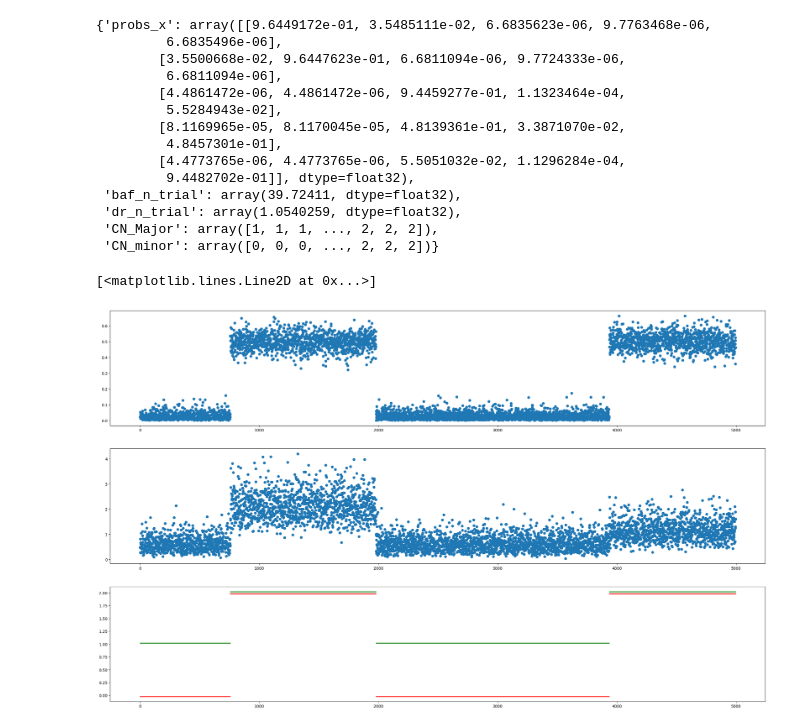
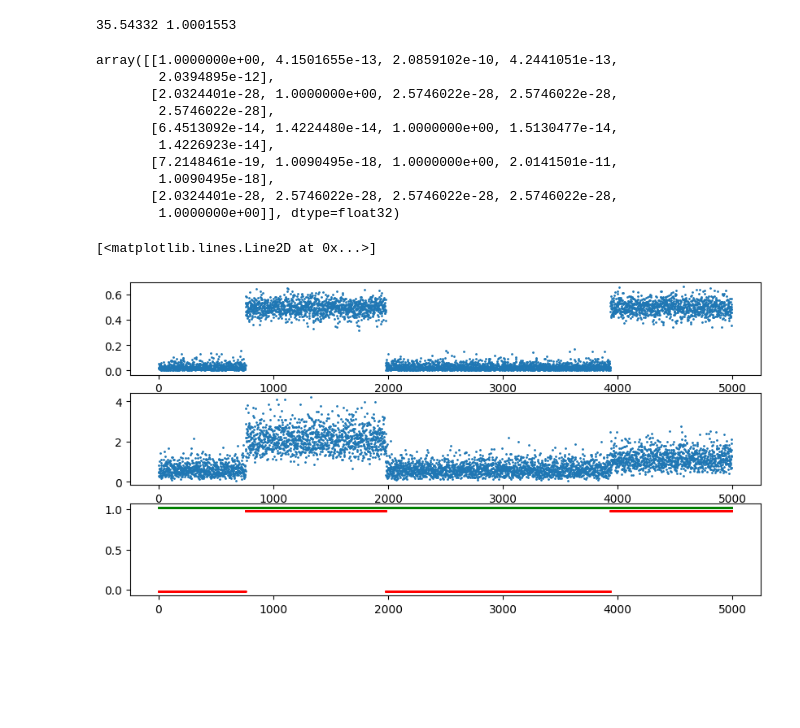
Before and after one commit to valerianilucrezia/utils_locate, a Jupyter notebook: testing/test.ipynb, the cells around one changed output. Cells and saved outputs as stored; diff of their text form; code cells hidden in the pictures; blank space fills up the shorter version.

```diff
--- a/testing/test.ipynb
+++ b/testing/test.ipynb
@@ -16,5 +18,13 @@ os.chdir('/Users/lucreziavaleriani/Documents/GitHub/LOCATE/')
+# %%
+segs = simulate_segment(only_clonal = True)
+snp,snv = simulate_data(segs)
+# %%
+clonal_seg = list(set(snp.loc[snp.CN_1 == '1:1'].segID))[0]
+data_input = snp.loc[snp.segID == clonal_seg]
+data_input = {'baf':torch.tensor(np.array(data_input['baf']).reshape(-1, 1)),
+              'dr':torch.tensor(np.array(data_input['dr']).reshape(-1, 1))}
 # %%
-with open('./data/data.pkl', 'rb') as data:
-    data_input = pickle.load(data)
+# with open('./data/data.pkl', 'rb') as data:
+#     data_input = pickle.load(data)
 # %%
 fig, axs = plt.subplots(2, figsize=(10, 5))
@@ -35,5 +46,5 @@ locate.set_loss(TraceEnum_ELBO)
 locate.initialize_model({"baf": data_input["baf"], "dr": data_input["dr"], "vaf": None})
 locate.set_model_params({"jumping_prob" : 1e-6})
 # %%
-ll = locate.run(steps = 120, param_optimizer = {"lr":0.1})
+ll = locate.run(steps = 300, param_optimizer = {"lr" : 0.1})
 # %% [output]
@@ -41,28 +56,28 @@ Done!
 # %%
 bau = locate.learned_parameters()
+# %%
+print(bau['baf_n_trial'], bau['dr_n_trial'])
+# %% [output]
+35.54332 1.0001553
 # %%
-bau
+bau['probs_x']
 # %% [output]
-{'probs_x': array([[9.6449172e-01, 3.5485111e-02, 6.6835623e-06, 9.7763468e-06,
-         6.6835496e-06],
-        [3.5500668e-02, 9.6447623e-01, 6.6811094e-06, 9.7724333e-06,
-         6.6811094e-06],
-        [4.4861472e-06, 4.4861472e-06, 9.4459277e-01, 1.1323464e-04,
-         5.5284943e-02],
-        [8.1169965e-05, 8.1170045e-05, 4.8139361e-01, 3.3871070e-02,
-         4.8457301e-01],
-        [4.4773765e-06, 4.4773765e-06, 5.5051032e-02, 1.1296284e-04,
-         9.4482702e-01]], dtype=float32),
- 'baf_n_trial': array(39.72411, dtype=float32),
- 'dr_n_trial': array(1.0540259, dtype=float32),
- 'CN_Major': array([1, 1, 1, ..., 2, 2, 2]),
- 'CN_minor': array([0, 0, 0, ..., 2, 2, 2])}
+array([[1.0000000e+00, 4.1501655e-13, 2.0859102e-10, 4.2441051e-13,
+        2.0394895e-12],
+       [2.0324401e-28, 1.0000000e+00, 2.5746022e-28, 2.5746022e-28,
+        2.5746022e-28],
+       [6.4513092e-14, 1.4224480e-14, 1.0000000e+00, 1.5130477e-14,
+        1.4226923e-14],
+       [7.2148461e-19, 1.0090495e-18, 1.0000000e+00, 2.0141501e-11,
+        1.0090495e-18],
+       [2.0324401e-28, 2.5746022e-28, 2.5746022e-28, 2.5746022e-28,
+        1.0000000e+00]], dtype=float32)
 # %%
-fig, axs = plt.subplots(3, figsize=(30, 18))
-axs[0].plot(range(len(bau["CN_Major"])), data_input["baf"], 'o')
-axs[1].plot(range(len(bau["CN_Major"])), data_input["dr"], 'o')
+fig, axs = plt.subplots(3, figsize=(10, 5))
+axs[0].plot(range(len(bau["CN_Major"])), data_input["baf"], 'o',  markersize = 1)
+axs[1].plot(range(len(bau["CN_Major"])), data_input["dr"], 'o',  markersize = 1)
 axs[2].plot(range(len(bau["CN_Major"])), bau["CN_Major"] + 0.02, 'o', color='green', markersize = 1)
 axs[2].plot(range(len(bau["CN_minor"])), bau["CN_minor"] - 0.02, 'o', color='red', markersize = 1)
 # %% [output]
 [<matplotlib.lines.Line2D at 0x...>]
-[figure, old version]
+[figure, new version]
```
Also changed, not shown: parts of 5 cells of this notebook, 6 other files.
